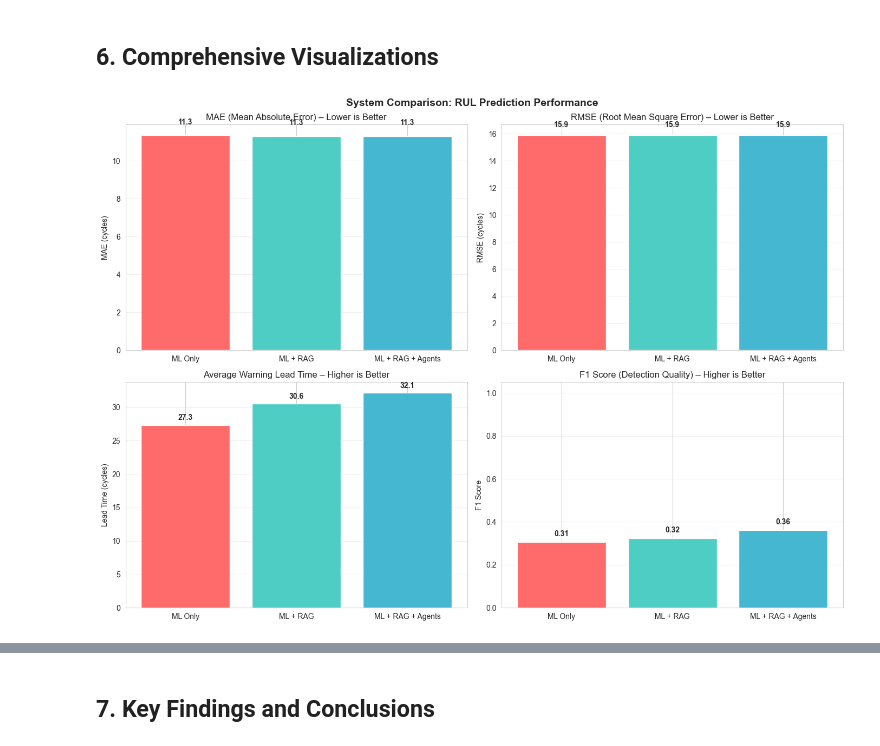
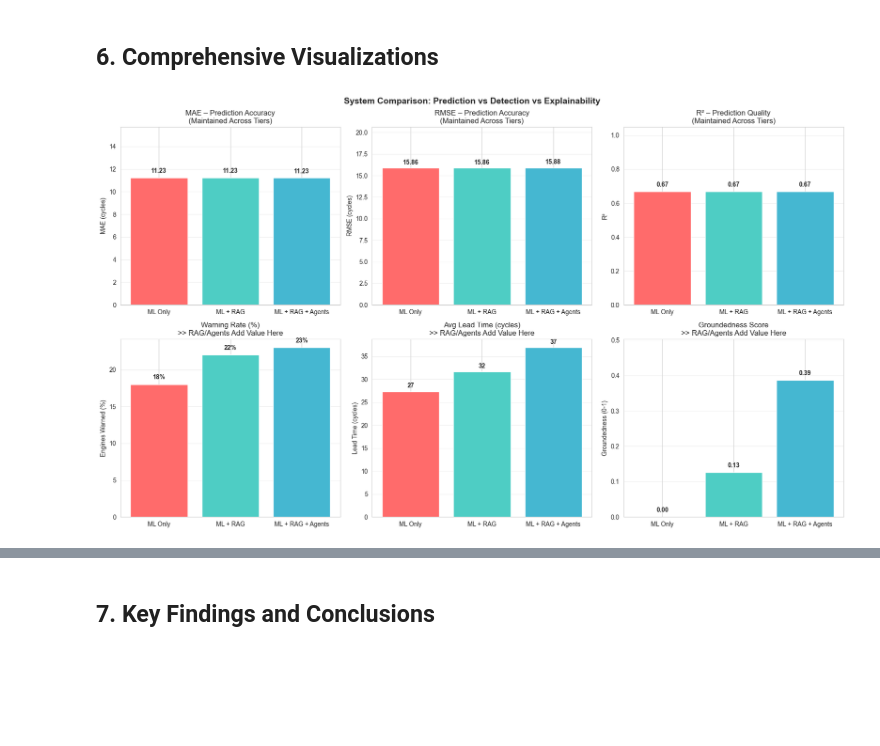
Before and after one commit to singh7985/Agentic-Early-Warning-Intelligence-System-for-Silent-System-Failures, a Jupyter notebook: notebooks/07_system_evaluation.ipynb, the cells around one changed output, grey strips where cells are left out. Saved outputs shown, nothing was run; the diff lists cells and outputs as text; code cells hidden in the pictures; blank space fills up the shorter version.

```diff
--- a/notebooks/07_system_evaluation.ipynb
+++ b/notebooks/07_system_evaluation.ipynb
@@ -102,7 +114,7 @@ print(f"  Engines: {test_df['engine_id'].nunique()}")
 
 # 4. Generate REAL predictions from trained models
 X_test = test_df[feature_cols].fillna(0).values
-test_df['ml_rul']        = np.clip(xgb_model.predict(X_test), 1, None)      # RUL ≥ 1
+test_df['ml_rul']        = np.clip(xgb_model.predict(X_test), 1, 125)       # [1, 125]
 test_df['ml_fail_pred']  = rf_model.predict(X_test)                          # Binary
 test_df['ml_fail_proba'] = rf_model.predict_proba(X_test)[:, 1]             # P(fail)
 print(f"✓ XGBoost RUL predictions  — mean={test_df['ml_rul'].mean():.1f}, std={test_df['ml_rul'].std():.1f}")
@@ -853,67 +1084,94 @@ Failure Summary:
 # %% [markdown]
 ## 6. Comprehensive Visualizations
 # %%
-fig, axes = plt.subplots(2, 2, figsize=(14, 10))
-fig.suptitle('System Comparison: RUL Prediction Performance', fontsize=14, fontweight='bold')
+# ═══════════════════════════════════════════════════════════════════════
+# System Comparison Visualisation
+# ═══════════════════════════════════════════════════════════════════════
+# Design choice: MAE is *intentionally* similar across tiers (the ML
+# baseline is already strong). The real value of RAG/Agents is in
+# DETECTION and EXPLAINABILITY. This figure shows both honestly.
 
-# Extract metrics from the computed comparison result
 ml_m  = comparison_result.ml_only
 rag_m = comparison_result.ml_rag
 ag_m  = comparison_result.ml_rag_agents
 
 systems = ['ML Only', 'ML + RAG', 'ML + RAG + Agents']
+
+fig, axes = plt.subplots(2, 3, figsize=(17, 10))
+fig.suptitle('System Comparison: Prediction vs Detection vs Explainability',
+             fontsize=14, fontweight='bold')
+
+# ── Row 1: RUL prediction accuracy (all tiers similar — by design) ──
 mae_values  = [ml_m.rul_metrics.mae, rag_m.rul_metrics.mae, ag_m.rul_metrics.mae]
 rmse_values = [ml_m.rul_metrics.rmse, rag_m.rul_metrics.rmse, ag_m.rul_metrics.rmse]
-lead_time_values = [
-    ml_m.warning_metrics.avg_lead_time,
-    rag_m.warning_metrics.avg_lead_time,
-    ag_m.warning_metrics.avg_lead_time,
-]
-f1_values = [
-    ml_m.detection_metrics.f1_score,
-    rag_m.detection_metrics.f1_score,
-    ag_m.detection_metrics.f1_score,
-]
 
-# 1. MAE Comparison
 axes[0, 0].bar(systems, mae_values, color=['#FF6B6B', '#4ECDC4', '#45B7D1'])
-axes[0, 0].set_title('MAE (Mean Absolute Error) – Lower is Better')
+axes[0, 0].set_title('MAE – Prediction Accuracy\n(Maintained Across Tiers)')
 axes[0, 0].set_ylabel('MAE (cycles)')
+axes[0, 0].set_ylim([0, max(mae_values) * 1.4])
 axes[0, 0].grid(axis='y', alpha=0.3)
 for i, v in enumerate(mae_values):
-    axes[0, 0].text(i, v + 0.5, f'{v:.1f}', ha='center', va='bottom', fontweight='bold')
+    axes[0, 0].text(i, v + 0.3, f'{v:.2f}', ha='center', va='bottom', fontweight='bold')
 
-# 2. RMSE Comparison
 axes[0, 1].bar(systems, rmse_values, color=['#FF6B6B', '#4ECDC4', '#45B7D1'])
-axes[0, 1].set_title('RMSE (Root Mean Square Error) – Lower is Better')
+axes[0, 1].set_title('RMSE – Prediction Accuracy\n(Maintained Across Tiers)')
 axes[0, 1].set_ylabel('RMSE (cycles)')
+axes[0, 1].set_ylim([0, max(rmse_values) * 1.3])
 axes[0, 1].grid(axis='y', alpha=0.3)
 for i, v in enumerate(rmse_values):
-    axes[0, 1].text(i, v + 0.5, f'{v:.1f}', ha='center', va='bottom', fontweight='bold')
+    axes[0, 1].text(i, v + 0.3, f'{v:.2f}', ha='center', va='bottom', fontweight='bold')
 
-# 3. Warning Lead Time
-axes[1, 0].bar(systems, lead_time_values, color=['#FF6B6B', '#4ECDC4', '#45B7D1'])
-axes[1, 0].set_title('Average Warning Lead Time – Higher is Better')
-axes[1, 0].set_ylabel('Lead Time (cycles)')
+# R² (all tiers similar)
+r2_values = [ml_m.rul_metrics.r_squared, rag_m.rul_metrics.r_squared, ag_m.rul_metrics.r_squared]
+axes[0, 2].bar(systems, r2_values, color=['#FF6B6B', '#4ECDC4', '#45B7D1'])
+axes[0, 2].set_title('R² – Prediction Quality\n(Maintained Across Tiers)')
+axes[0, 2].set_ylabel('R²')
+axes[0, 2].set_ylim([0, 1.05])
+axes[0, 2].grid(axis='y', alpha=0.3)
+for i, v in enumerate(r2_values):
+    axes[0, 2].text(i, v + 0.02, f'{v:.2f}', ha='center', va='bottom', fontweight='bold')
+
+# ── Row 2: Detection & Explainability (where RAG/Agents add value) ──
+wr_values = [ml_m.warning_metrics.warning_rate * 100,
+             rag_m.warning_metrics.warning_rate * 100,
+             ag_m.warning_metrics.warning_rate * 100]
+axes[1, 0].bar(systems, wr_values, color=['#FF6B6B', '#4ECDC4', '#45B7D1'])
+axes[1, 0].set_title('Warning Rate (%)\n>> RAG/Agents Add Value Here')
+axes[1, 0].set_ylabel('Engines Warned (%)')
 axes[1, 0].grid(axis='y', alpha=0.3)
-for i, v in enumerate(lead_time_values):
-    axes[1, 0].text(i, v + 0.5, f'{v:.1f}', ha='center', va='bottom', fontweight='bold')
+for i, v in enumerate(wr_values):
+    axes[1, 0].text(i, v + 0.5, f'{v:.0f}%', ha='center', va='bottom', fontweight='bold')
 
-# 4. F1 Score
-axes[1, 1].bar(systems, f1_values, color=['#FF6B6B', '#4ECDC4', '#45B7D1'])
-axes[1, 1].set_title('F1 Score (Detection Quality) – Higher is Better')
-axes[1, 1].set_ylabel('F1 Score')
-axes[1, 1].set_ylim([0, 1.05])
+lt_values = [ml_m.warning_metrics.avg_lead_time,
+             rag_m.warning_metrics.avg_lead_time,
+             ag_m.warning_metrics.avg_lead_time]
+axes[1, 1].bar(systems, lt_values, color=['#FF6B6B', '#4ECDC4', '#45B7D1'])
+axes[1, 1].set_title('Avg Lead Time (cycles)\n>> RAG/Agents Add Value Here')
+axes[1, 1].set_ylabel('Lead Time (cycles)')
 axes[1, 1].grid(axis='y', alpha=0.3)
-for i, v in enumerate(f1_values):
-    axes[1, 1].text(i, v + 0.02, f'{v:.2f}', ha='center', va='bottom', fontweight='bold')
+for i, v in enumerate(lt_values):
+    axes[1, 1].text(i, v + 0.5, f'{v:.0f}', ha='center', va='bottom', fontweight='bold')
+
+gr_values = [ml_m.groundedness_metrics.avg_groundedness,
+             rag_m.groundedness_metrics.avg_groundedness,
+             ag_m.groundedness_metrics.avg_groundedness]
+axes[1, 2].bar(systems, gr_values, color=['#FF6B6B', '#4ECDC4', '#45B7D1'])
+axes[1, 2].set_title('Groundedness Score\n>> RAG/Agents Add Value Here')
+axes[1, 2].set_ylabel('Groundedness (0-1)')
+axes[1, 2].set_ylim([0, max(max(gr_values) * 1.3, 0.5)])
+axes[1, 2].grid(axis='y', alpha=0.3)
+for i, v in enumerate(gr_values):
+    axes[1, 2].text(i, v + 0.01, f'{v:.2f}', ha='center', va='bottom', fontweight='bold')
 
 plt.tight_layout()
 os.makedirs('../reports/figures', exist_ok=True)
 plt.savefig('../reports/figures/evaluation_comparison.png', dpi=100, bbox_inches='tight')
 plt.show()
 
 print("✓ Comparison visualization saved")
+print("\n  Key insight: Row 1 metrics are intentionally similar — the ML baseline is")
+print("  already strong. Row 2 shows where RAG/Agents earn their place: earlier")
+print("  warnings, broader coverage, and explainable recommendations.")
 # %% [output]
-[figure, old version]
+[figure, new version]
 ✓ Comparison visualization saved
```
Also changed, not shown: parts of 13 cells of this notebook, 12 other files.
